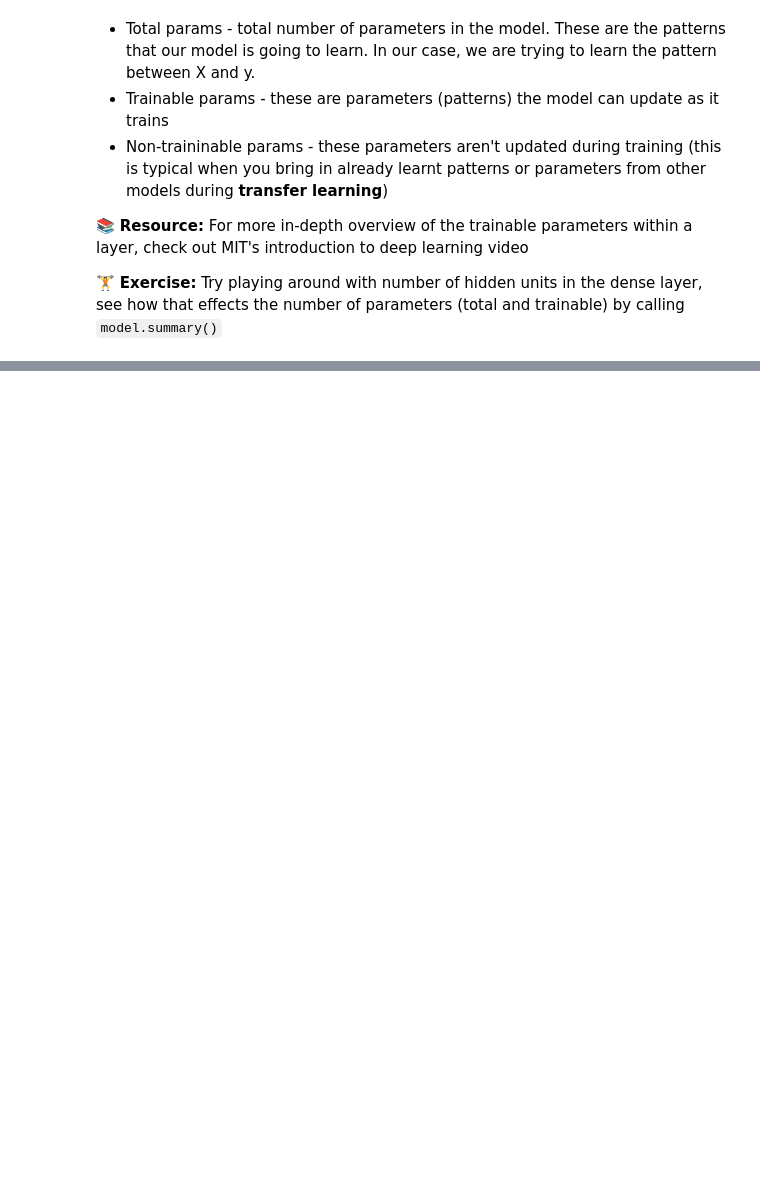
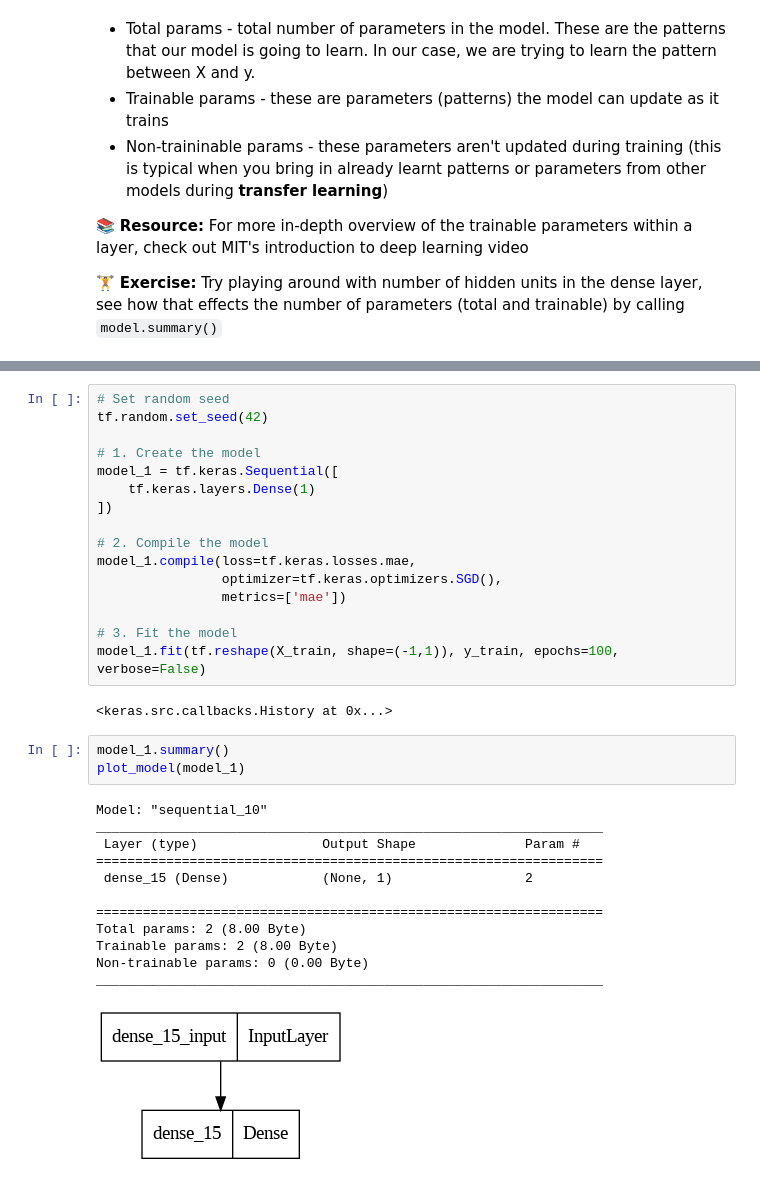
Before and after one commit to devak23/python, a Jupyter notebook: ml2/01_neural_network_regression_using_tensorflow.ipynb, the cells around one changed output, grey strips where cells are left out. Drawn from its saved outputs; the diff is of its cells as text; blank space fills up the shorter version.

```diff
--- a/ml2/01_neural_network_regression_using_tensorflow.ipynb
+++ b/ml2/01_neural_network_regression_using_tensorflow.ipynb
@@ -443,0 +568,34 @@ plot_model(model, show_shapes=True)
+# %%
+# Set random seed
+tf.random.set_seed(42)
+
+# 1. Create the model
+model_1 = tf.keras.Sequential([
+    tf.keras.layers.Dense(1)
+])
+
+# 2. Compile the model
+model_1.compile(loss=tf.keras.losses.mae,
+                optimizer=tf.keras.optimizers.SGD(),
+                metrics=['mae'])
+
+# 3. Fit the model
+model_1.fit(tf.reshape(X_train, shape=(-1,1)), y_train, epochs=100, verbose=False)
+# %% [output]
+<keras.src.callbacks.History at 0x...>
+# %%
+model_1.summary()
+plot_model(model_1)
+# %% [output]
+Model: "sequential_10"
+_________________________________________________________________
+ Layer (type)                Output Shape              Param #
+=================================================================
+ dense_15 (Dense)            (None, 1)                 2
+
+=================================================================
+Total params: 2 (8.00 Byte)
+Trainable params: 2 (8.00 Byte)
+Non-trainable params: 0 (0.00 Byte)
+_________________________________________________________________
+[figure, added]
```
Also changed, not shown: parts of 32 cells of this notebook.
